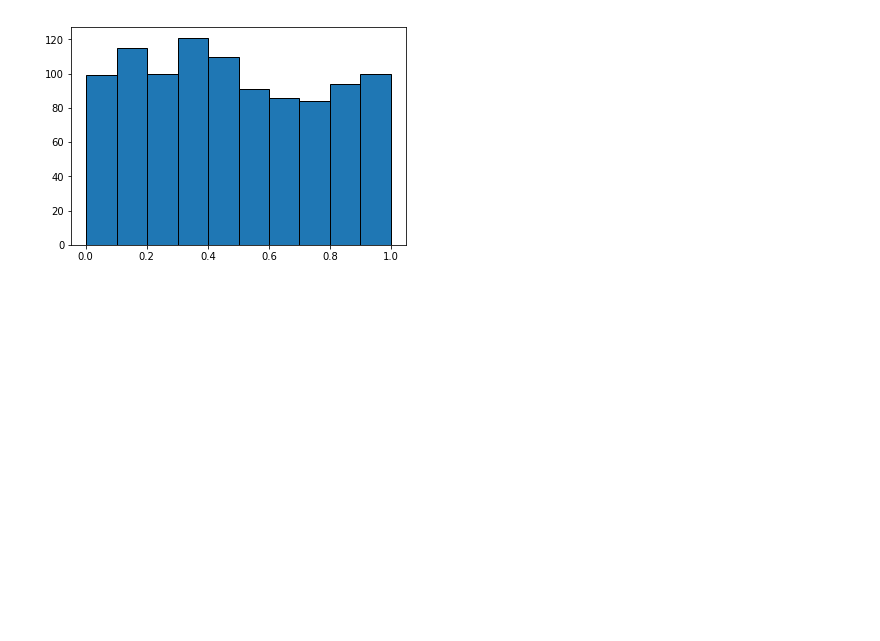
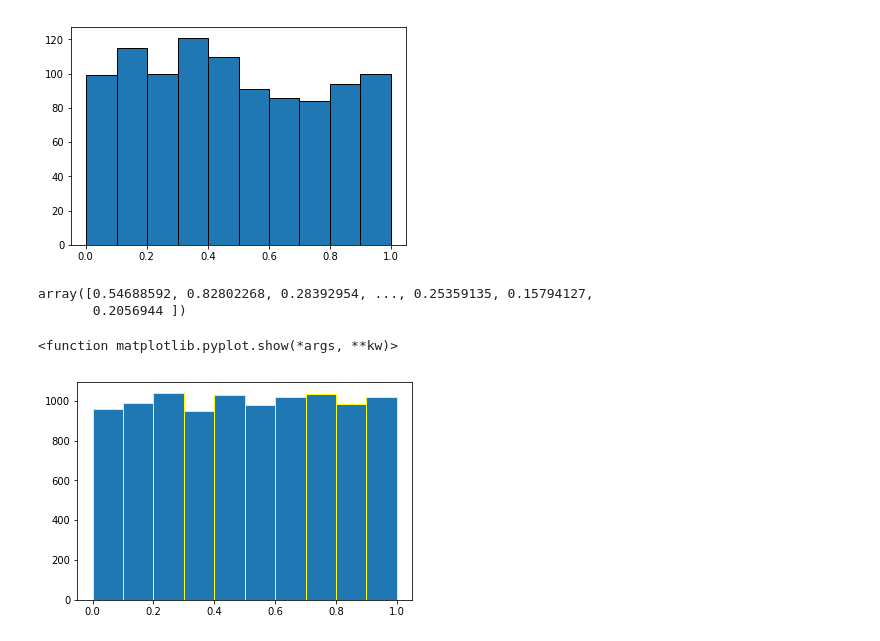
Before and after one commit to imrankhan0786/imran1, a Jupyter notebook: Data Science/numpy.ipynb, the cells around one changed output. Drawn from its saved outputs; the diff is of its cells as text; code cells hidden in the pictures; blank space fills up the shorter version.

Commit message:
data visualization

```diff
--- a/Data Science/numpy.ipynb
+++ b/Data Science/numpy.ipynb
@@ -344,3 +344,19 @@ plt.hist(d,edgecolor = "black")
 plt.show()
 # %% [output]
 [figure]
+# %%
+import numpy as np
+z = np.random.random(10000)
+# %%
+z
+# %% [output]
+array([0.54688592, 0.82802268, 0.28392954, ..., 0.25359135, 0.15794127,
+       0.2056944 ])
+# %%
+import matplotlib.pyplot as plt
+%matplotlib inline
+plt.hist(z,edgecolor="yellow")
+plt.show
+# %% [output]
+<function matplotlib.pyplot.show(*args, **kw)>
+[figure, added]
```
Also changed, not shown: parts of 2 cells of this notebook, 2 other files.
